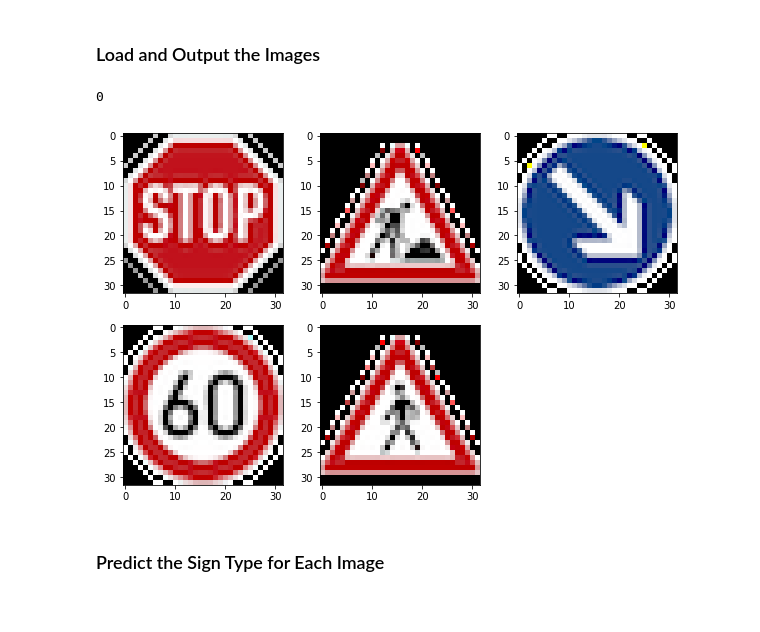
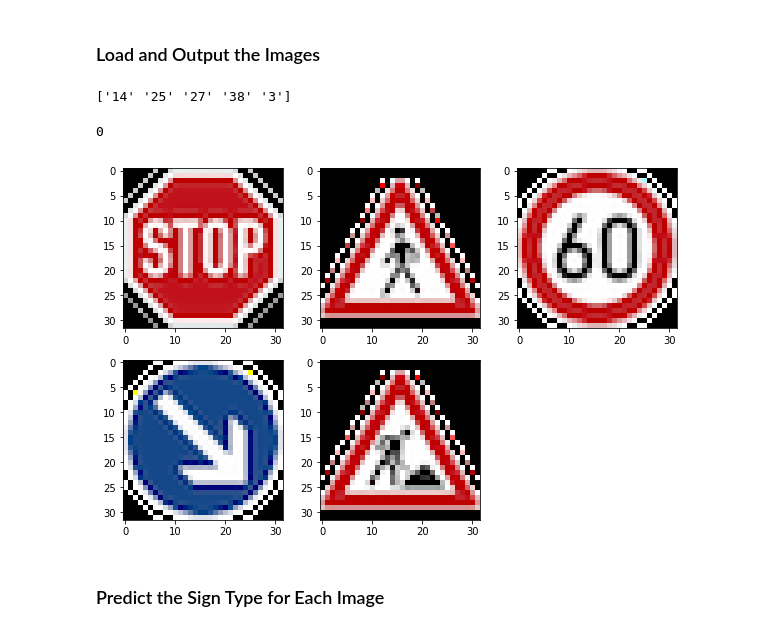
Before and after one commit to malnakli/CarND-Traffic-Sign-Classifier-Project, a Jupyter notebook: Traffic_Sign_Classifier.ipynb, the cells around one changed output. Saved outputs shown, nothing was run; the diff lists cells and outputs as text; code cells hidden in the pictures.

Commit message:
add the class id to the test images

```diff
--- a/Traffic_Sign_Classifier.ipynb
+++ b/Traffic_Sign_Classifier.ipynb
@@ -584,29 +561,34 @@ You may find `signnames.csv` useful as it contains mappings from the class id (i
 # %%
 ### Load the images and plot them here.
 ### Feel free to use as many code cells as needed.
 # taken from https://en.wikipedia.org/wiki/Road_signs_in_Germany
 dirname = "test_images/"
 test_images_path =   [s for s in os.listdir(dirname) if s.endswith('.png')]
+y_images = []
 x_images = []
 for img_path in test_images_path:
     img = mpimg.imread(dirname + img_path)
     # convert from 4 channel to 3
     img = cv2.cvtColor(img,cv2.COLOR_RGBA2RGB)
     width = img.shape[0]
     height = img.shape[1]
     if (width or height) < 32:
         pad_width = int(( 32 - width) / 2)
         pad_height = int((32 - height) /2)
         # Pad images with 0s
         img = np.pad(img, ((pad_width,pad_width),(pad_height,pad_height),(0,0)), 'constant')
 
     x_images.append(img)
+    y_images.append(img_path.split('_')[0])
 
 x_images = np.array(x_images)
+y_images = np.array(y_images)
+print(y_images)
 show_image(x_images)
 # %% [output]
-0
+['14' '25' '27' '38' '3']
+0
-[figure, old version]
+[figure, new version]
 # %% [markdown]
 ### Predict the Sign Type for Each Image
 # %%
```
Also changed, not shown: parts of 9 cells of this notebook, 5 other files.
